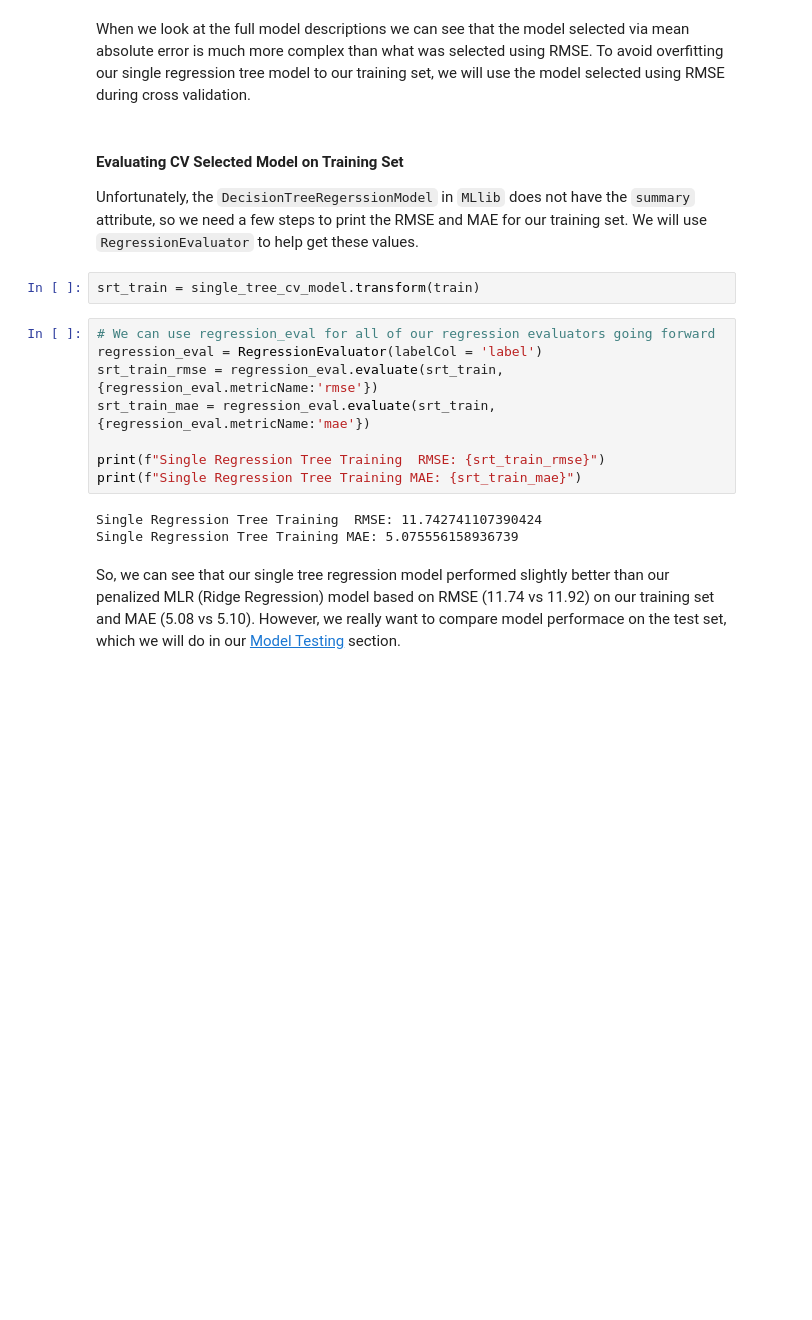
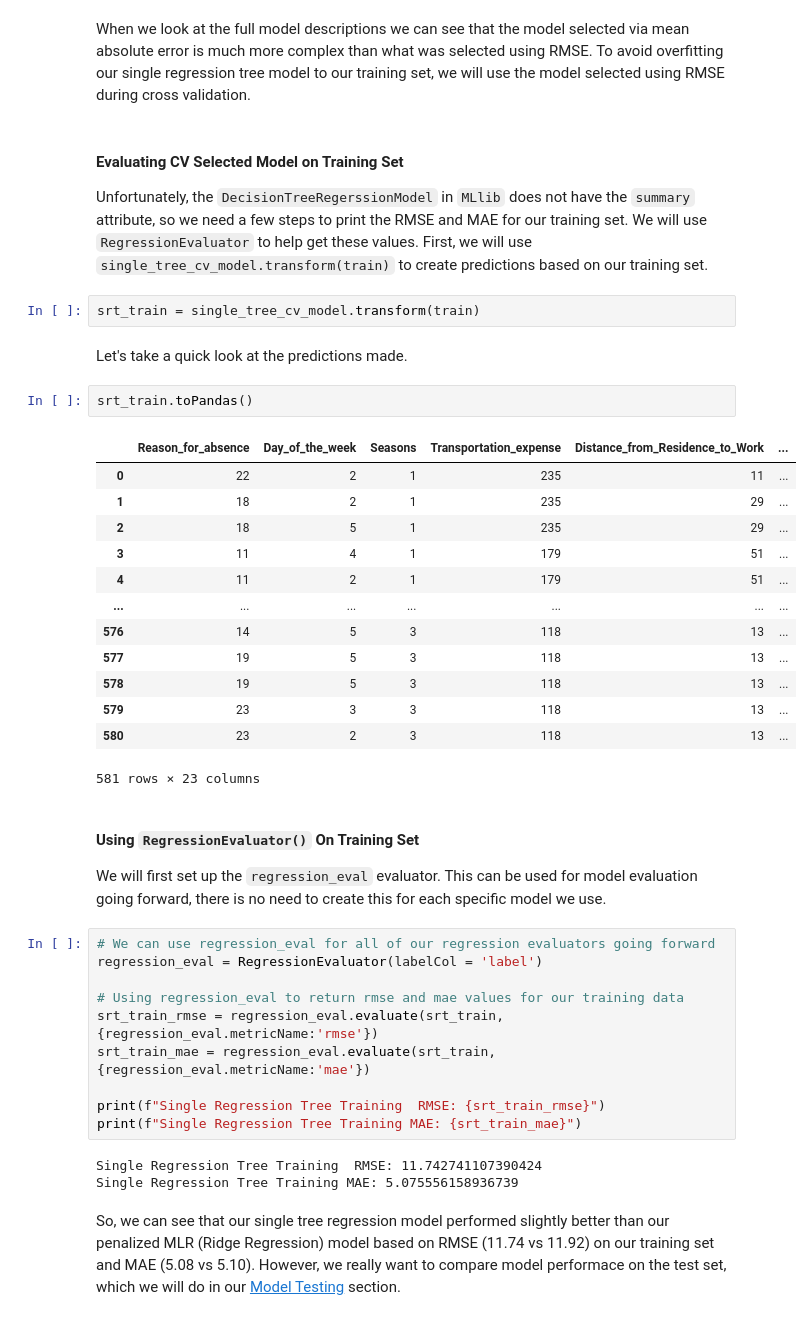
Before and after one commit to kebreeze/590project3, a Jupyter notebook: BreezeProject3.ipynb, the cells around one changed output. Cells and saved outputs as stored; diff of their text form; blank space fills up the shorter version.

```diff
--- a/BreezeProject3.ipynb
+++ b/BreezeProject3.ipynb
@@ -703,12 +703,36 @@ When we look at the full model descriptions we can see that the model selected v
 # %% [markdown]
 #### Evaluating CV Selected Model on Training Set
 
-Unfortunately, the `DecisionTreeRegerssionModel` in `MLlib` does not have the `summary` attribute, so we need a few steps to print the RMSE and MAE for our training set. We will use `RegressionEvaluator` to help get these values.
+Unfortunately, the `DecisionTreeRegerssionModel` in `MLlib` does not have the `summary` attribute, so we need a few steps to print the RMSE and MAE for our training set. We will use `RegressionEvaluator` to help get these values. First, we will use `single_tree_cv_model.transform(train)` to create predictions based on our training set.
 # %%
 srt_train = single_tree_cv_model.transform(train)
+# %% [markdown]
+Let's take a quick look at the predictions made.
+# %%
+srt_train.toPandas()
+# %% [output]
+|  | Reason_for_absence | Day_of_the_week | Seasons | Transportation_expense | Distance_from_Residence_to_Work | ... |
+| 0 | 22 | 2 | 1 | 235 | 11 | ... |
+| 1 | 18 | 2 | 1 | 235 | 29 | ... |
+| 2 | 18 | 5 | 1 | 235 | 29 | ... |
+| 3 | 11 | 4 | 1 | 179 | 51 | ... |
+| 4 | 11 | 2 | 1 | 179 | 51 | ... |
+| ... | ... | ... | ... | ... | ... | ... |
+| 576 | 14 | 5 | 3 | 118 | 13 | ... |
+| 577 | 19 | 5 | 3 | 118 | 13 | ... |
+| 578 | 19 | 5 | 3 | 118 | 13 | ... |
+| 579 | 23 | 3 | 3 | 118 | 13 | ... |
+| 580 | 23 | 2 | 3 | 118 | 13 | ... |
+581 rows × 23 columns
+# %% [markdown]
+#### Using `RegressionEvaluator()` On Training Set
+
+We will first set up the `regression_eval` evaluator. This can be used for model evaluation going forward, there is no need to create this for each specific model we use.
 # %%
 # We can use regression_eval for all of our regression evaluators going forward
 regression_eval = RegressionEvaluator(labelCol = 'label')
+
+# Using regression_eval to return rmse and mae values for our training data
 srt_train_rmse = regression_eval.evaluate(srt_train, {regression_eval.metricName:'rmse'})
 srt_train_mae = regression_eval.evaluate(srt_train,{regression_eval.metricName:'mae'})
 
```
Also changed, not shown: parts of 45 cells of this notebook.
